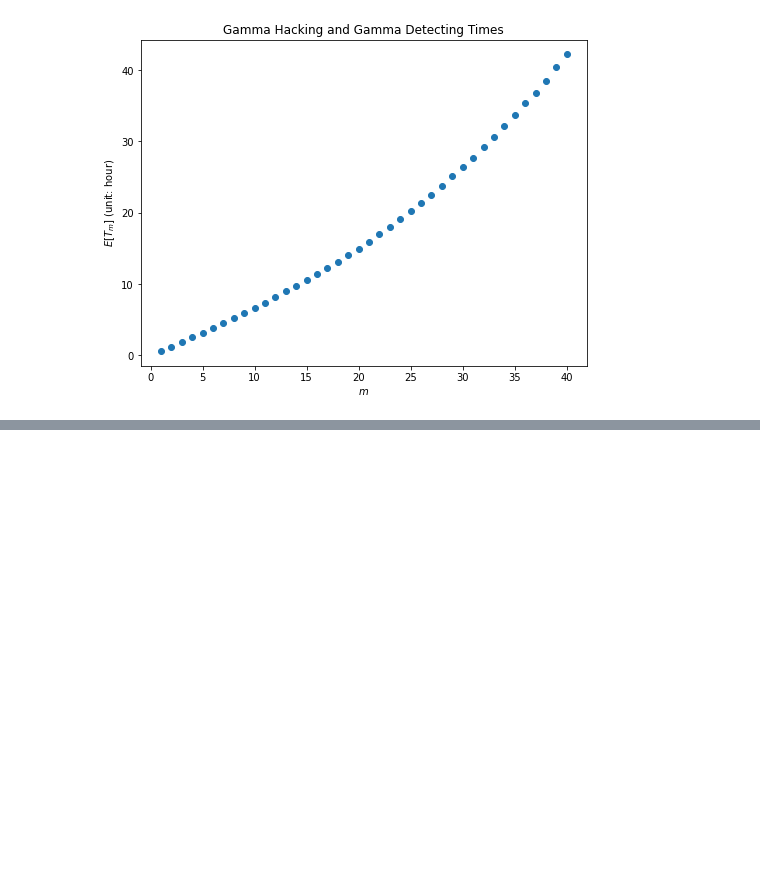
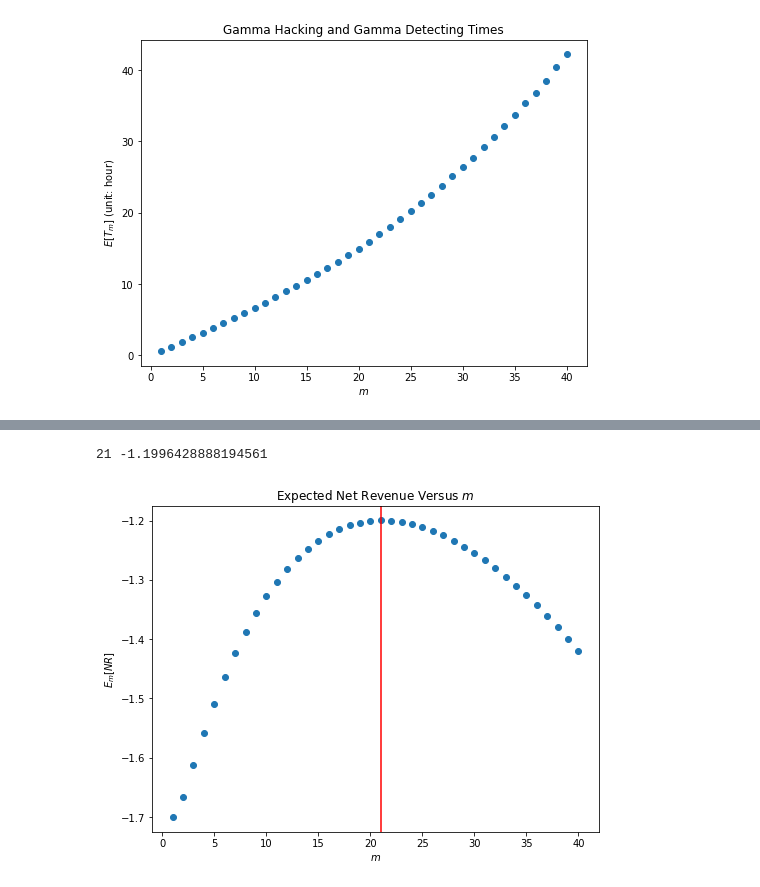
Before and after one commit to xuxiufeng/Blockchain_Simulations_Revised, a Jupyter notebook: Expected_Time_Gamma_and_Gamma.ipynb, the cells around one changed output, grey strips where cells are left out. Drawn from its saved outputs; the diff is of its cells as text; code cells hidden in the pictures; blank space fills up the shorter version.

```diff
--- a/Expected_Time_Gamma_and_Gamma.ipynb
+++ b/Expected_Time_Gamma_and_Gamma.ipynb
@@ -67,0 +95,21 @@ plt.show()
+# %%
+R = [1.4*np.sqrt(c) for c in range(1, m+1)]
+C_2 = [.1*c for c in range(1, m+1)]
+C_1 = [.6*c**.2 for c in range(1, m+1)]
+E_mNR = np.repeat(np.nan, m)
+for j in range(m):
+  E_mNR[j] = R[j] - C_2[j] - C_1[j]/(alpha/beta)
+m_max = np.where(E_mNR == max(E_mNR))[0][0] + 1
+print(m_max, max(E_mNR))
+# %% [output]
+21 -1.1996428888194561
+# %%
+fig = plt.figure(figsize=(8, 6))
+plt.scatter(range(1, m+1), E_mNR)
+plt.axvline(x = m_max, c='red')
+plt.xlabel(r'$m$')
+plt.ylabel(r'$E_m[NR]$')
+plt.title(r'Expected Net Revenue Versus $m$')
+plt.show()
+# %% [output]
+[figure, added]
```
Also changed, not shown: parts of 7 cells of this notebook.
